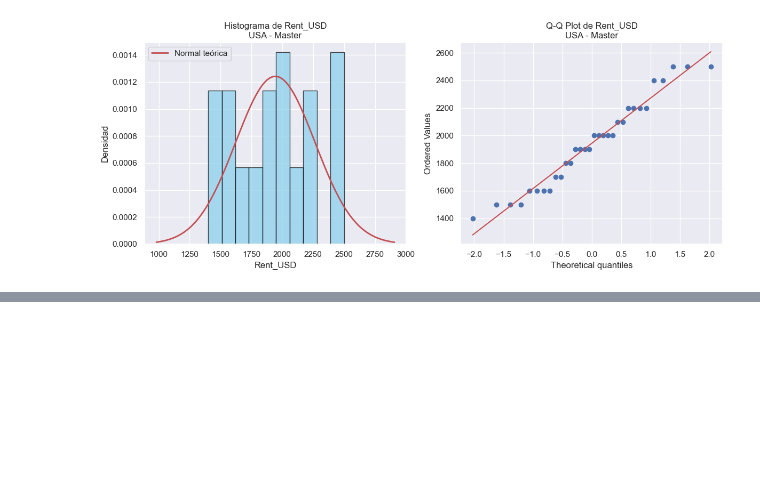
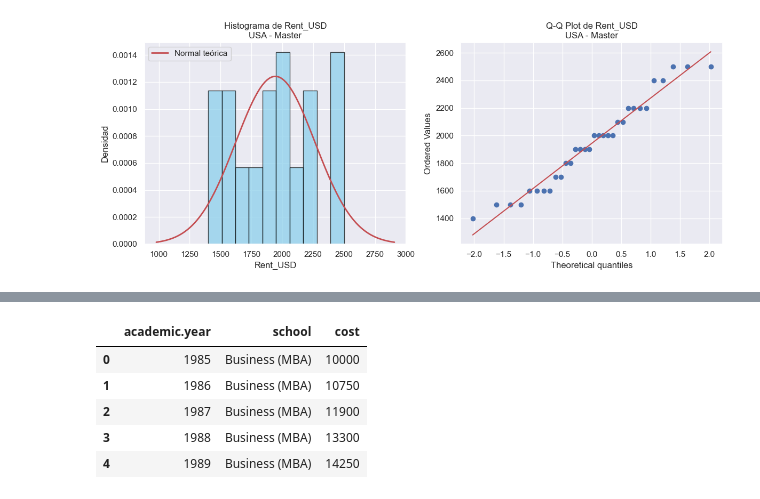
Before and after one commit to Daniel-Prada27/Proyecto_Estadistica, a Jupyter notebook: Proyecto.ipynb, the cells around one changed output, grey strips where cells are left out. Cells and saved outputs as stored; diff of their text form; code cells hidden in the pictures; blank space fills up the shorter version.

```diff
--- a/Proyecto.ipynb
+++ b/Proyecto.ipynb
@@ -522,0 +561,9 @@ SyntaxError: invalid syntax (2325316971.py, line 3)
+# %%
+df_aux.head()
+# %% [output]
+|  | academic.year | school | cost |
+| 0 | 1985 | Business (MBA) | 10000 |
+| 1 | 1986 | Business (MBA) | 10750 |
+| 2 | 1987 | Business (MBA) | 11900 |
+| 3 | 1988 | Business (MBA) | 13300 |
+| 4 | 1989 | Business (MBA) | 14250 |
```
Also changed, not shown: parts of 11 cells of this notebook.
